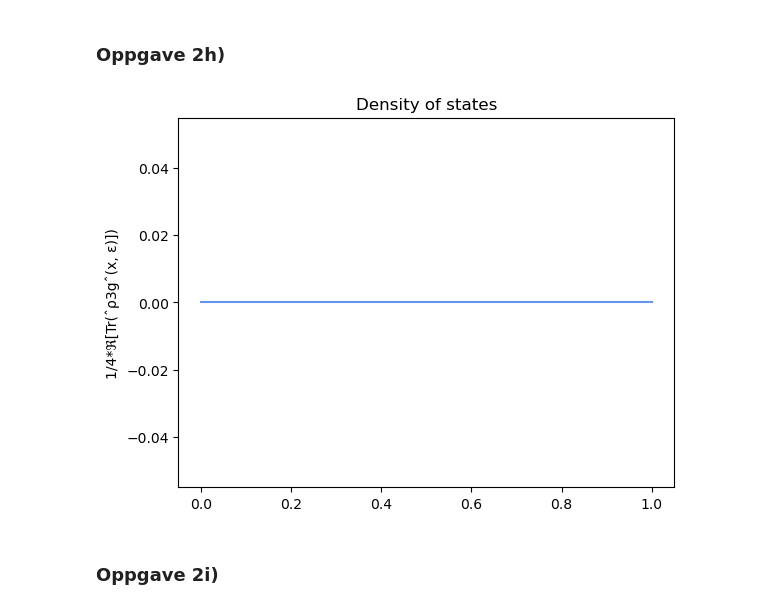
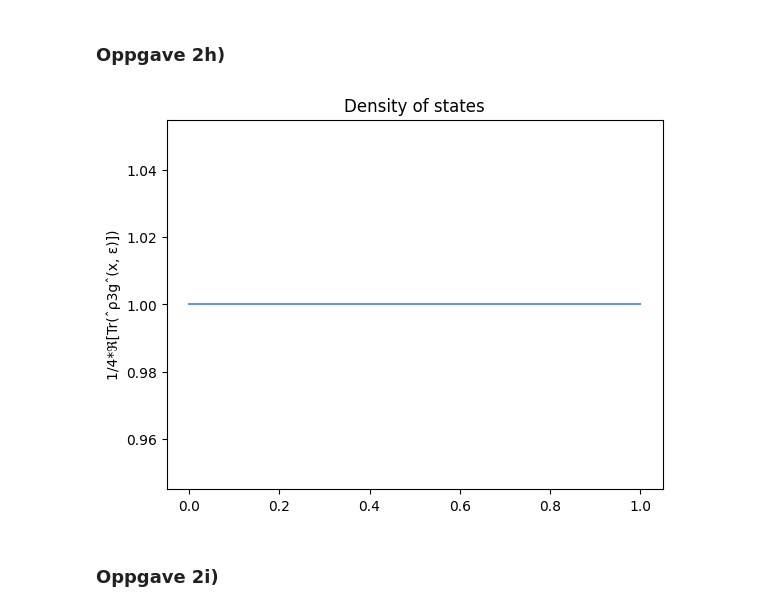
Before and after one commit to cfure3-svg/prosjekt3, a Jupyter notebook: prosjekt3_1504.ipynb, the cells around one changed output. Saved outputs shown, nothing was run; the diff lists cells and outputs as text; code cells hidden in the pictures.

```diff
--- a/prosjekt3_1504.ipynb
+++ b/prosjekt3_1504.ipynb
@@ -583,40 +583,41 @@ plt.show()
 # %%
 # Plot density of states
 
-def calculate_density_of_states(function_to_solve, bc):
+def calculate_density_of_states(function_to_solve, bc, x, y):
     sol = solve_bvp(function_to_solve, bc, x, y)
     solution = sol.sol(x)
 
     results = [vector_to_matrices(solution[:,i]) for i in range(len(x))]
 
     dos_list = []
 
     for i in range(len(results)):
 
         gamma, gamma_tilde, omega, omega_tilde = results[i]
 
         N_tilde = np.linalg.inv((np.identity(2)- gamma_tilde@gamma))
         N = np.linalg.inv((np.identity(2)- gamma@gamma_tilde))
 
         green_function = np.block([
         [2*N - np.identity(2),        2*N @ gamma],
         [-2*N_tilde @ gamma_tilde,   -2*N_tilde + np.identity(2)]])
 
         rho = np.block([
         [np.identity(2),        np.zeros((2,2))],
-        [np.zeros((2,2)),   np.identity(2)]])
+        [np.zeros((2,2)),   -np.identity(2)]])
 
         Density_of_states_per_Do = 1/4 * np.real(np.trace(rho@green_function))
         dos_list.append(Density_of_states_per_Do)
 
-    plt.plot(x, dos_list, color = "cornflowerblue")
-    plt.title("Density of states")
-    plt.ylabel("1/4*ℜ[Tr(ˆρ3gˆ(x, ε)])")
-    plt.show()
+    return dos_list, solution
 
-calculate_density_of_states(function_to_solve, lhs)
+liste, solution = calculate_density_of_states(function_to_solve, lhs, x,y)
+plt.plot(x, liste, color = "cornflowerblue")
+plt.title("Density of states")
+plt.ylabel("1/4*ℜ[Tr(ˆρ3gˆ(x, ε)])")
+plt.show()
 # %% [output]
-[figure, old version]
+[figure, new version]
 # %% [markdown]
 ### Oppgave 2i)
 # %%
```
Also changed, not shown: parts of 4 cells of this notebook.
